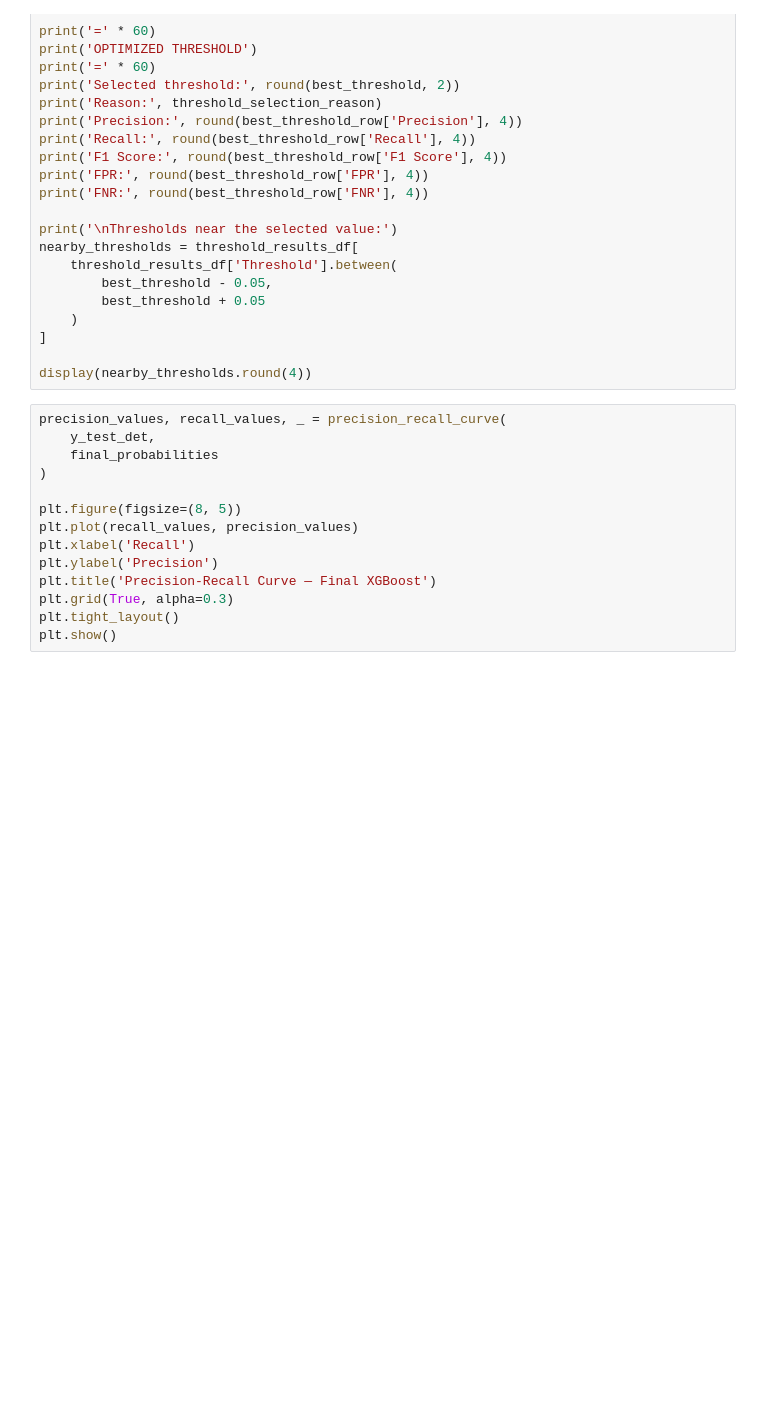
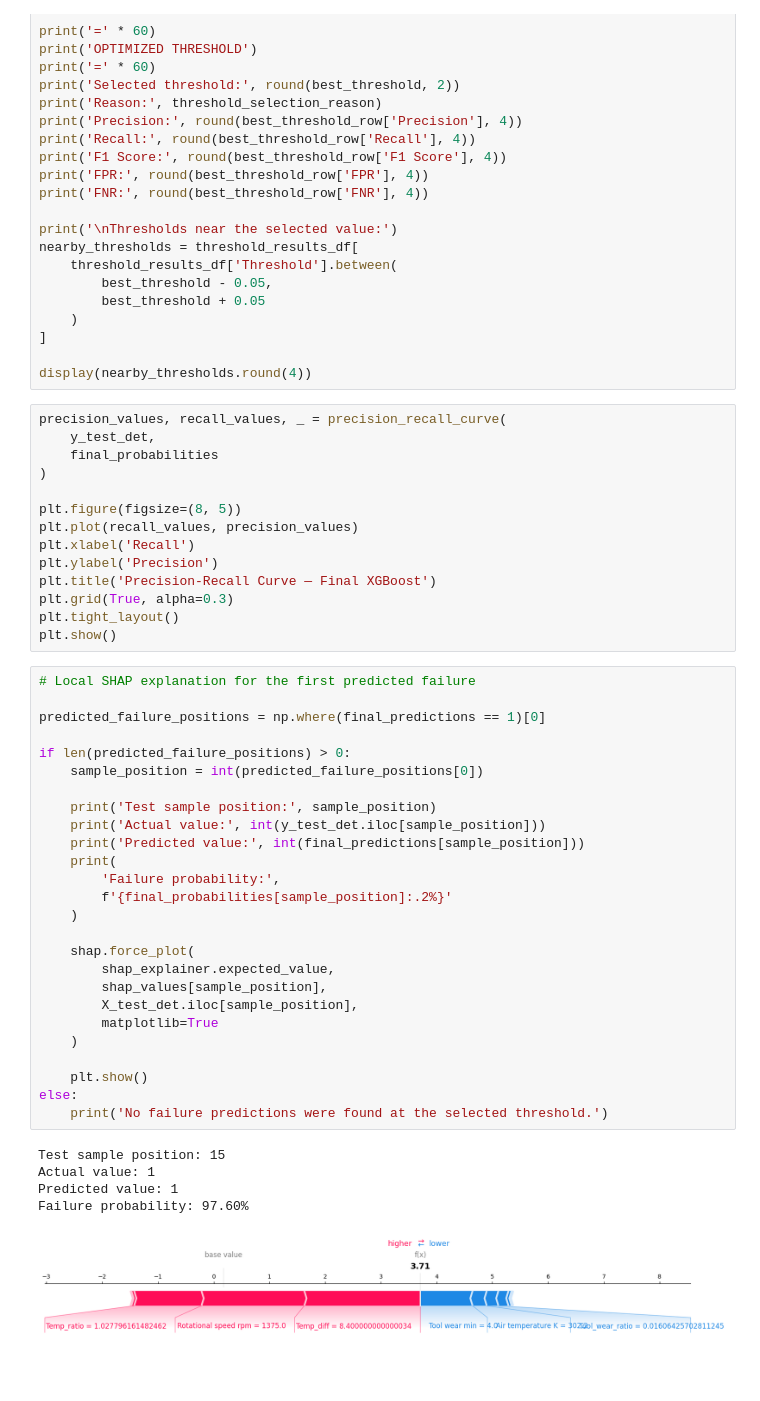
Before and after one commit to Abhishek31O6/-Explainable-Machine-Failure-Classification, a Jupyter notebook: Explainable_Machine_Failure_Classification.ipynb, the cells around one changed output. Saved outputs shown, nothing was run; the diff lists cells and outputs as text; blank space fills up the shorter version.

```diff
--- a/Explainable_Machine_Failure_Classification.ipynb
+++ b/Explainable_Machine_Failure_Classification.ipynb
@@ -739,3 +815,35 @@ plt.title('Precision-Recall Curve — Final XGBoost')
 plt.grid(True, alpha=0.3)
 plt.tight_layout()
 plt.show()
+# %%
+# Local SHAP explanation for the first predicted failure
+
+predicted_failure_positions = np.where(final_predictions == 1)[0]
+
+if len(predicted_failure_positions) > 0:
+    sample_position = int(predicted_failure_positions[0])
+
+    print('Test sample position:', sample_position)
+    print('Actual value:', int(y_test_det.iloc[sample_position]))
+    print('Predicted value:', int(final_predictions[sample_position]))
+    print(
+        'Failure probability:',
+        f'{final_probabilities[sample_position]:.2%}'
+    )
+
+    shap.force_plot(
+        shap_explainer.expected_value,
+        shap_values[sample_position],
+        X_test_det.iloc[sample_position],
+        matplotlib=True
+    )
+
+    plt.show()
+else:
+    print('No failure predictions were found at the selected threshold.')
+# %% [output]
+Test sample position: 15
+Actual value: 1
+Predicted value: 1
+Failure probability: 97.60%
+[figure, added]
```
Also changed, not shown: parts of 8 cells of this notebook.
